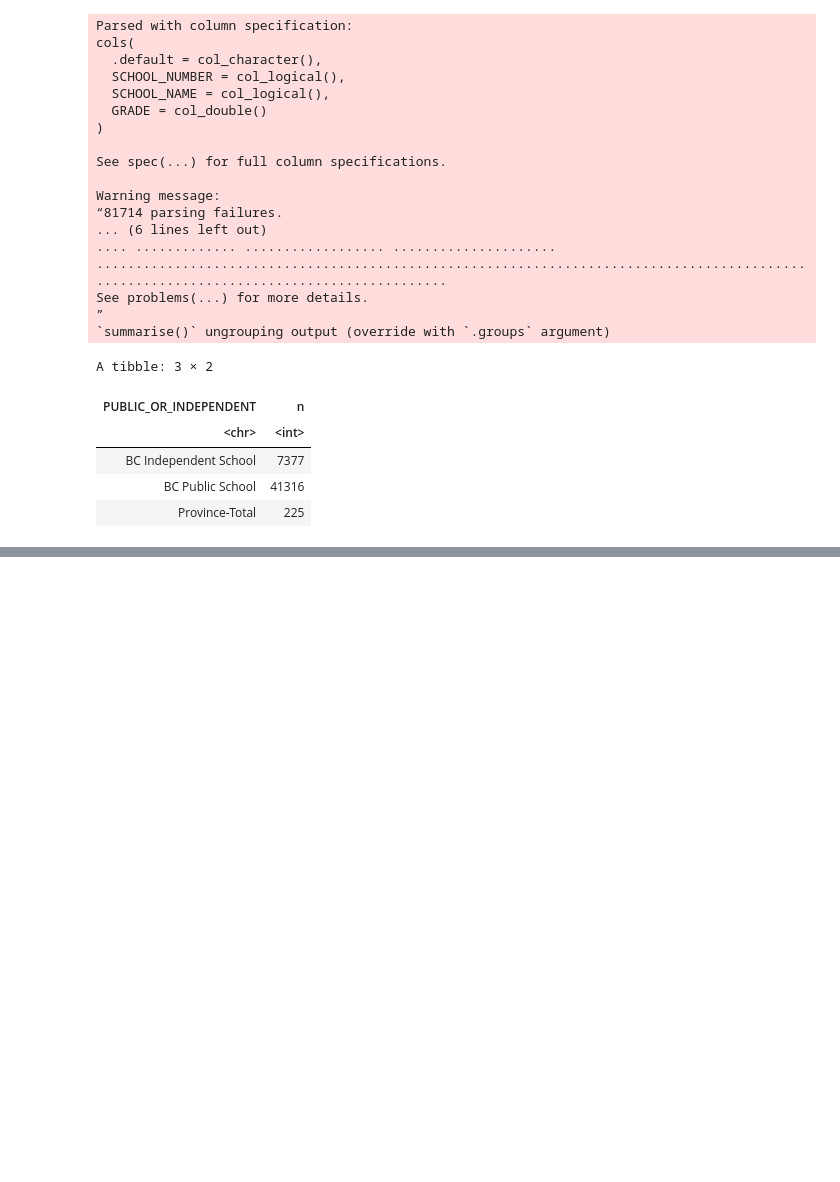
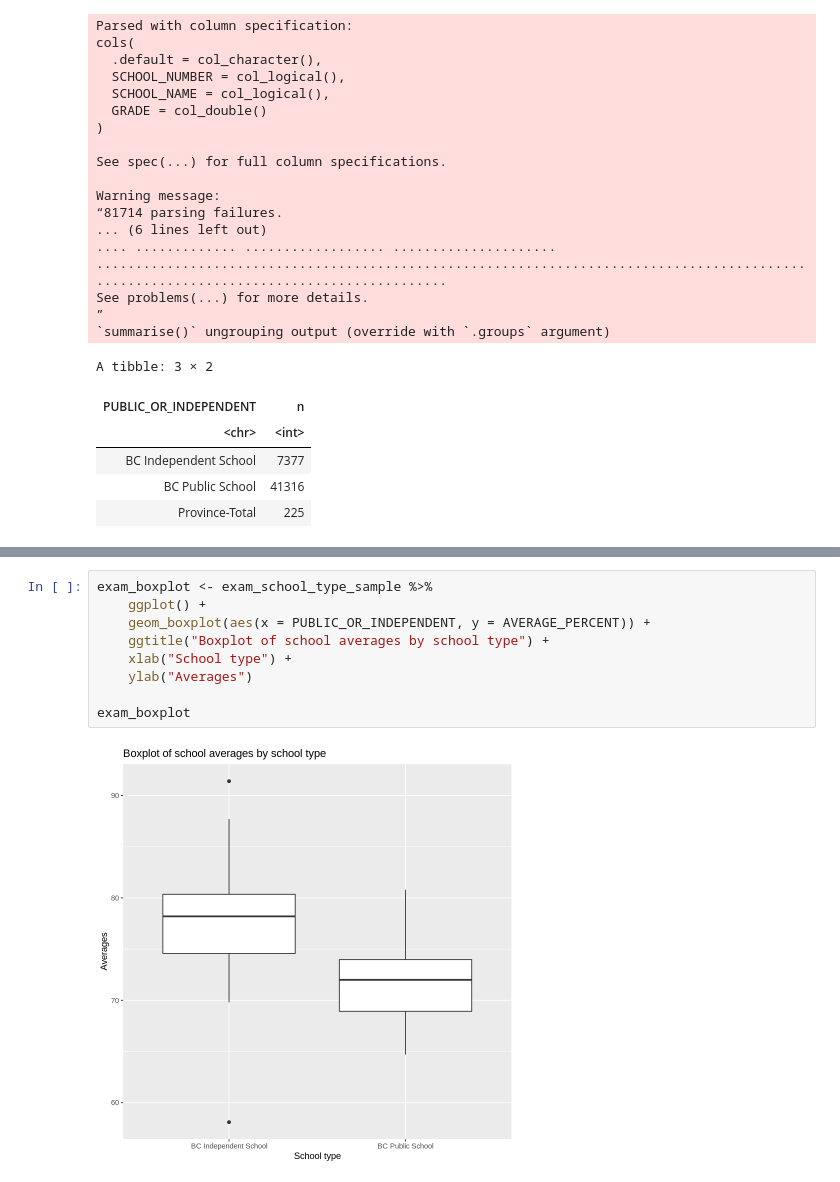
Before and after one commit to michelleykim/bc_exams_analysis, a Jupyter notebook: Test.ipynb, the cells around one changed output, grey strips where cells are left out. Saved outputs shown, nothing was run; the diff lists cells and outputs as text; blank space fills up the shorter version.

```diff
--- a/Test.ipynb
+++ b/Test.ipynb
@@ -141,0 +141,11 @@ At a significance level of 0.05, we reject the null hypthothesis.
+# %%
+exam_boxplot <- exam_school_type_sample %>%
+    ggplot() +
+    geom_boxplot(aes(x = PUBLIC_OR_INDEPENDENT, y = AVERAGE_PERCENT)) +
+    ggtitle("Boxplot of school averages by school type") +
+    xlab("School type") +
+    ylab("Averages")
+
+exam_boxplot
+# %% [output]
+[figure, added]
```
Also changed, not shown: parts of 9 cells of this notebook.
